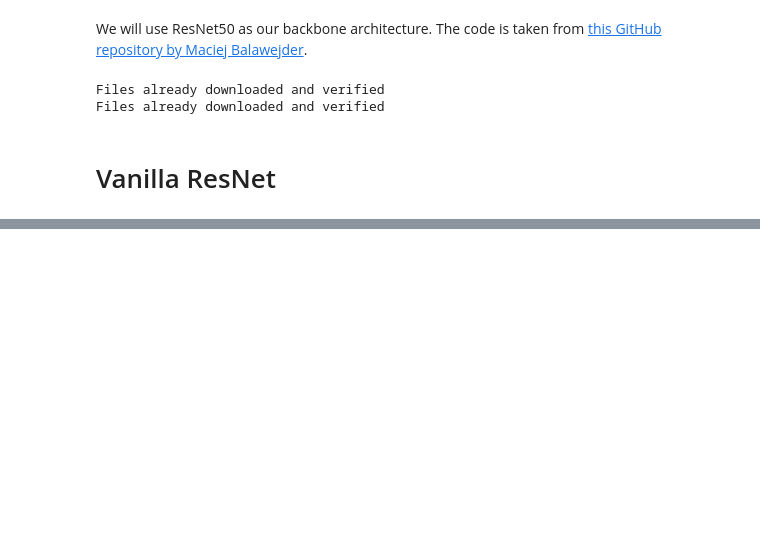
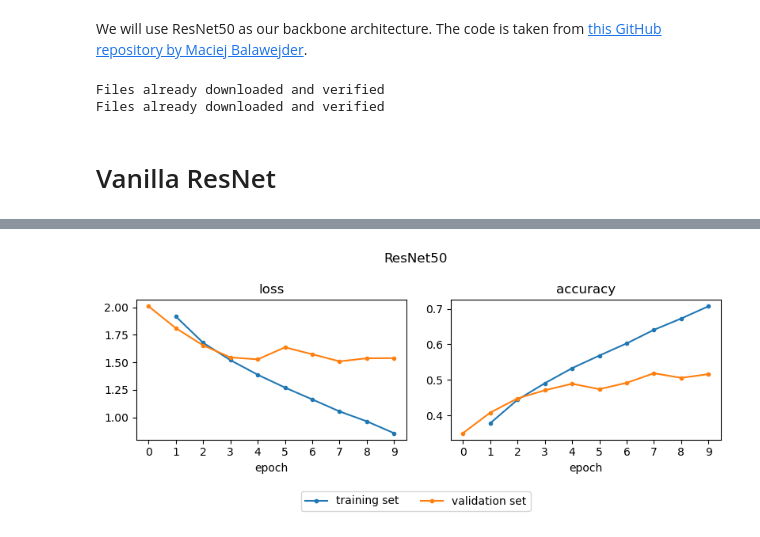
Before and after one commit to MNetanel/dl_project_cnn_attention, a Jupyter notebook: deep-course-project.ipynb, the cells around one changed output, grey strips where cells are left out. Drawn from its saved outputs; the diff is of its cells as text; code cells hidden in the pictures; blank space fills up the shorter version.

Commit message:
Added vlidation and plots

```diff
--- a/deep-course-project.ipynb
+++ b/deep-course-project.ipynb
@@ -223,6 +249,5 @@ def train(model, writer: SummaryWriter, epochs=10, lr=0.01, momentum=0, verbose=
 # Vanilla ResNet
 # %%
 resnet50 = ResNet(50).to(device)
-resnet50_writer = SummaryWriter('logs/resnet/')
-train(resnet50, resnet50_writer)
+resnet_best_model, resnet_test_acc, resnet_test_loss, resnet_logging_dict = train(resnet50)
 # %% [output]
@@ -250,0 +267,36 @@ torch.save(resnet50, './models/resnet50.pt')
+# %%
+def make_plots(logging_dict, model_name, avg_train=True):
+#     logging_dict = {'loss': {'train': [], 'validation': []},
+#                 'accuracy': {'train': [], 'validation': []},
+#                 'lr': [],
+#                 'batches_per_epoch': [],}
+    epoch_ends = np.cumsum(logging_dict['batches_per_epoch'])
+
+    def get_avg_per_epoch(batch_data):
+        result = [None,]
+        for i in range(len(epoch_ends) - 1):
+            result.append(np.average(batch_data[epoch_ends[i]:epoch_ends[i + 1]]))
+        return result
+
+    fig, axes = plt.subplots(1, 2, figsize=(8, 3))
+    metrics = ('loss', 'accuracy')
+    for metric, ax in zip(metrics, axes.ravel()):
+#         ax.plot(logging_dict[metric]['train'])
+        if avg_train:
+            ax.plot(get_avg_per_epoch(logging_dict[metric]['train']), '.-', label='training set')
+            ax.plot(logging_dict[metric]['validation'], '.-', label='validation set')
+            ax.set(title=metric, xlabel='epoch', xticks=np.arange(len(epoch_ends)))
+        else:
+            ax.plot(logging_dict[metric]['train'],'.-', label='training set')
+            ax.plot(epoch_ends, logging_dict[metric]['validation'],'.-', label='validation set')
+            ax.set(title=metric, xlabel='batch')
+
+    handles, labels = ax.get_legend_handles_labels()
+    plt.figlegend(handles=handles, labels=labels, loc='upper center', bbox_to_anchor=(0.5, 0), ncol=2)
+    plt.suptitle(model_name)
+    plt.tight_layout()
+    plt.show()
+# %%
+make_plots(resnet_logging_dict, 'ResNet50', avg_train=True)
+# %% [output]
+[figure, added]
```
Also changed, not shown: parts of 9 cells of this notebook.
